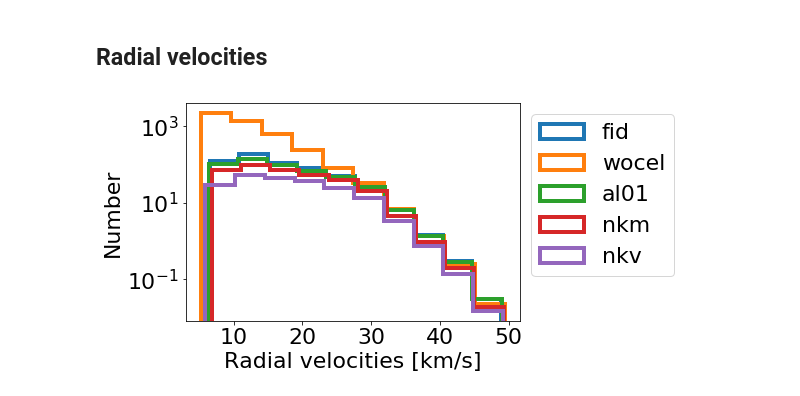
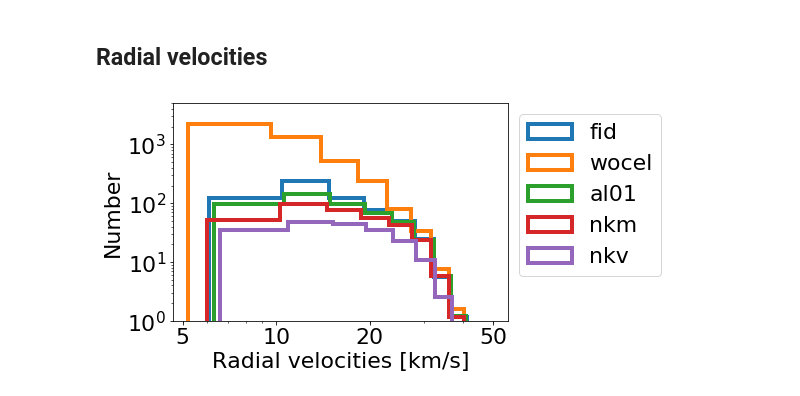
Before and after one commit to bolverk/gaia_black_hole_binaries, a Jupyter notebook: stellar_binary_monte_carlo_mk2.ipynb, the cells around one changed output. Drawn from its saved outputs; the diff is of its cells as text; code cells hidden in the pictures.

```diff
--- a/stellar_binary_monte_carlo_mk2.ipynb
+++ b/stellar_binary_monte_carlo_mk2.ipynb
@@ -199,21 +210,25 @@ pass
 # %%
 %matplotlib inline
 font = {'size':22}
 matplotlib.rc('font',**font)
 for key in populations:
     period_list = populations[key]['terminal period'][gaia_masks[key]]
     sma_list = populations[key]['terminal semi major axis'][gaia_masks[key]]
     v_list = sma_list/period_list*1e6
     pylab.hist(v_list,
               weights=populations[key]['statistical weight'][gaia_masks[key]]*star_number_scale,
                histtype='step',
                linewidth=4,
               label=key)
 pylab.xlabel(r'Radial velocities [km/s]')
 pylab.ylabel('Number')
 pylab.yscale('log')
+pylab.xscale('log')
+pylab.ylim((1,5e3))
 pylab.legend(bbox_to_anchor=(1,1))
+pylab.xticks([5,10,20,50],
+             ['5','10','20','50'])
 #pylab.tight_layout()
 pass
 # %% [output]
-[figure, old version]
+[figure, new version]
```
Also changed, not shown: parts of 9 cells of this notebook.
